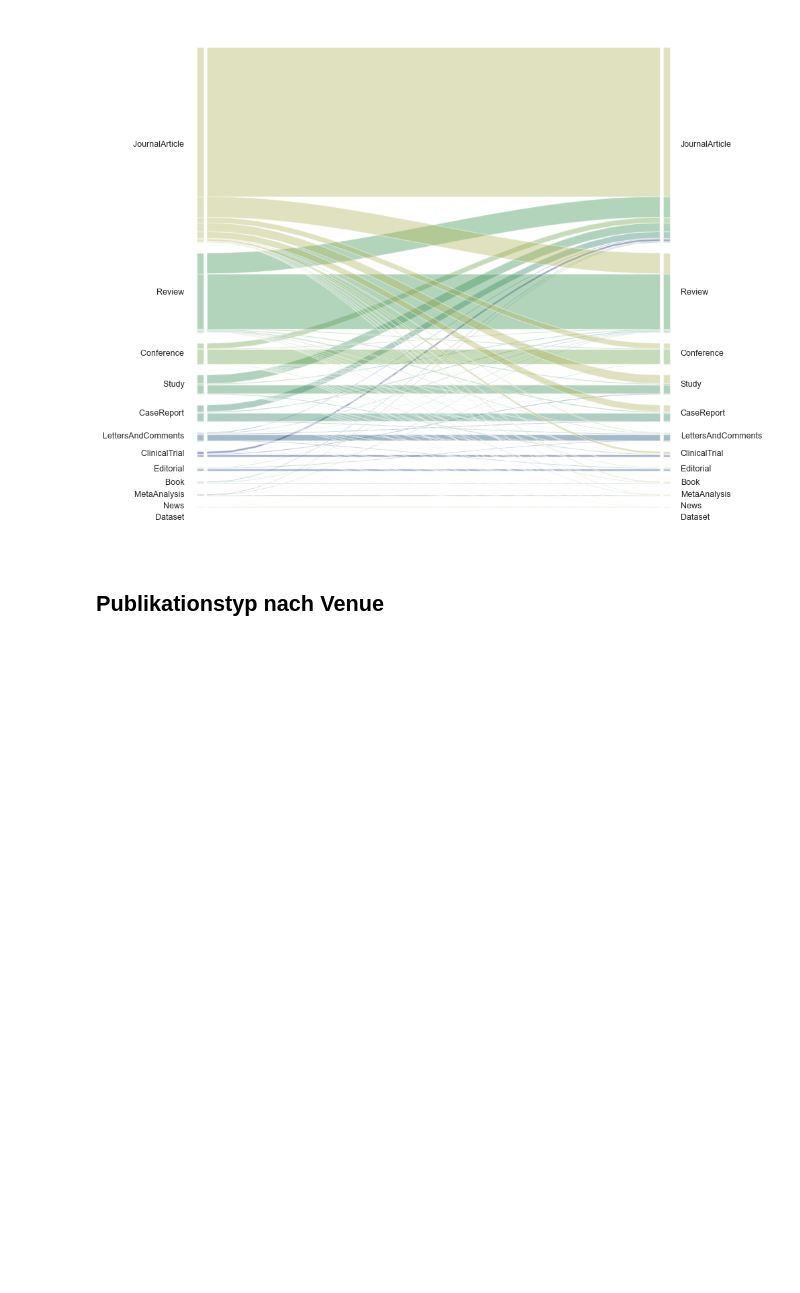
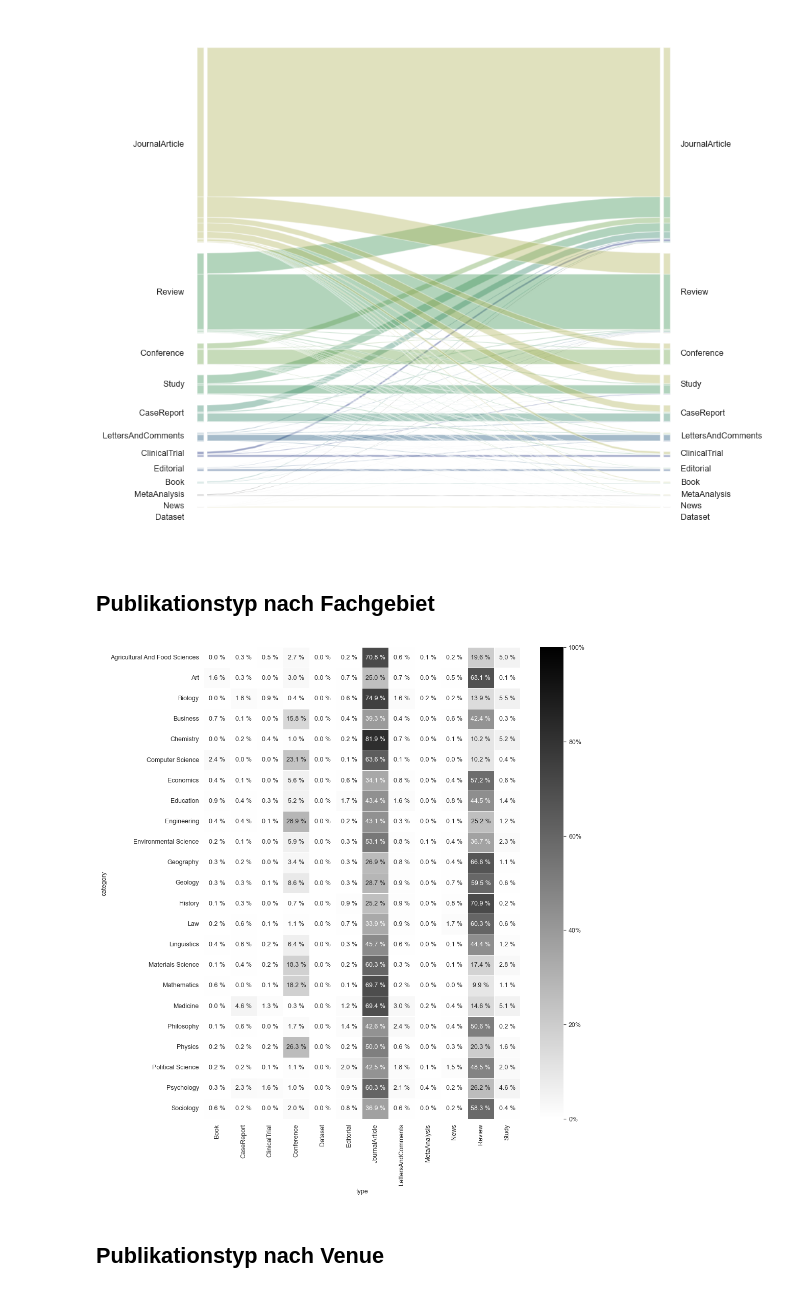
Before and after one commit to naustica/MA, a Jupyter notebook: Codebook.ipynb, the cells around one changed output. Drawn from its saved outputs; the diff is of its cells as text; code cells hidden in the pictures; blank space fills up the shorter version.

Commit message:
add type to category plot

```diff
--- a/Codebook.ipynb
+++ b/Codebook.ipynb
@@ -201,6 +201,51 @@ fig.set_size_inches(10,10)
 plt.show()
 # %% [output]
 [figure]
+# %% [markdown]
+## Publikationstyp nach Fachgebiet
+# %%
+df_type_fields = client.query(f"""
+                               SELECT category, type, COUNT(DISTINCT(corpusid)) AS number_of_publications
+                               FROM (
+                                  SELECT DISTINCT type, field.category AS category, corpusid
+                                  FROM {s2ag_papers}, UNNEST(publicationtypes) as type,
+                                       UNNEST(s2fieldsofstudy) as field
+                               )
+                               GROUP BY category, type
+                               ORDER BY number_of_publications DESC
+                               """).to_dataframe()
+# %%
+df_type_fields_sum = df_type_fields.groupby(['category'])['number_of_publications'].sum().reset_index()\
+                                .sort_values(by='number_of_publications', ascending=False)
+df_type_fields_sum.rename(columns={'number_of_publications': 'number_of_total_publications'}, inplace=True)
+df_type_fields = pd.merge(df_type_fields_sum, df_type_fields, on=['category'])
+# %%
+df_type_fields['proportion'] = (df_type_fields['number_of_publications'])/\
+                                        (df_type_fields['number_of_total_publications']) * 100
+
+df_type_fields['proportion'] = df_type_fields['proportion'].apply(lambda x: '{0:.1f}'.format(x))
+# %%
+df_type_fields_heatmap = pd.pivot_table(df_type_fields,
+                                        index='category',
+                                        columns='type',
+                                        values='proportion',
+                                        fill_value=float(0))
+
+fig, ax = plt.subplots(figsize=(10, 12))
+ax1 = sns.heatmap(df_type_fields_heatmap,
+                  cbar_kws={'format': '%.0f%%'},
+                  fmt='',
+                  cmap=plt.get_cmap('binary'),
+                  annot=True,
+                  linewidths=.5,
+                  vmin=0,
+                  vmax=100,
+                  ax=ax)
+
+for t in ax1.texts: t.set_text(t.get_text() + ' %')
+plt.show()
+# %% [output]
+[figure, added]
 # %% [markdown]
 ## Publikationstyp nach Venue
 # %%
```
